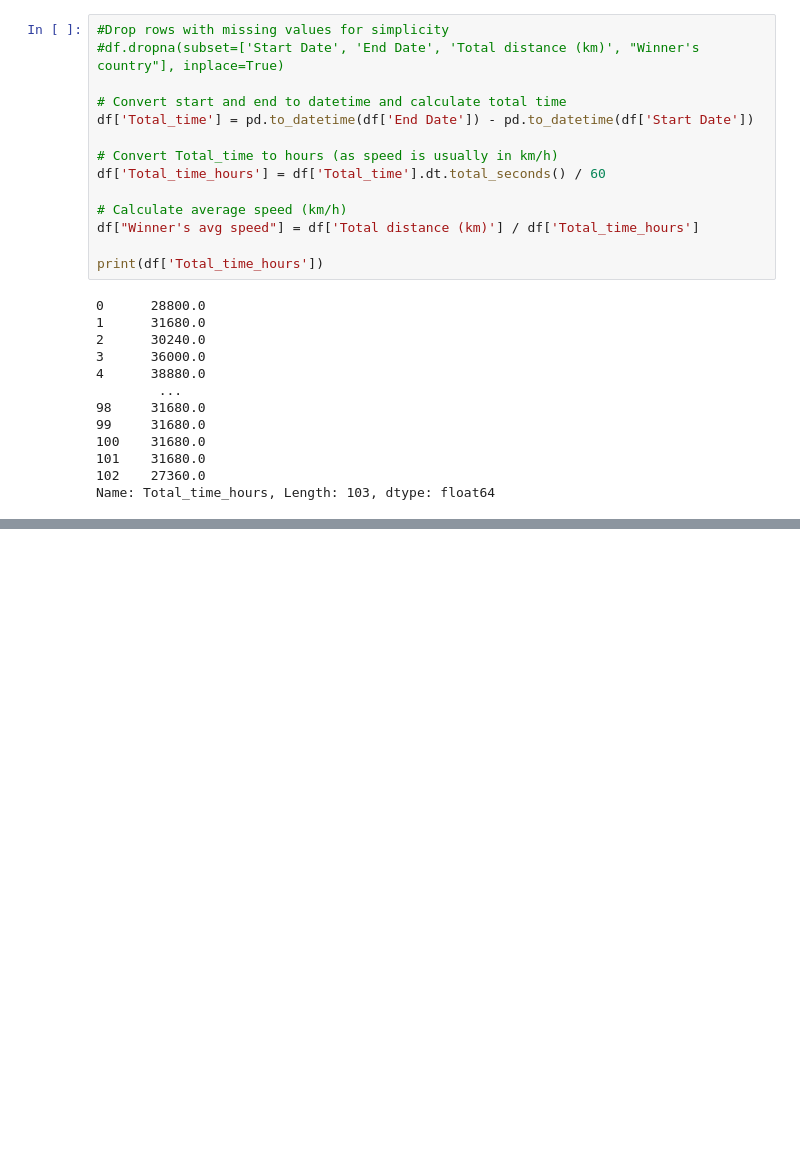
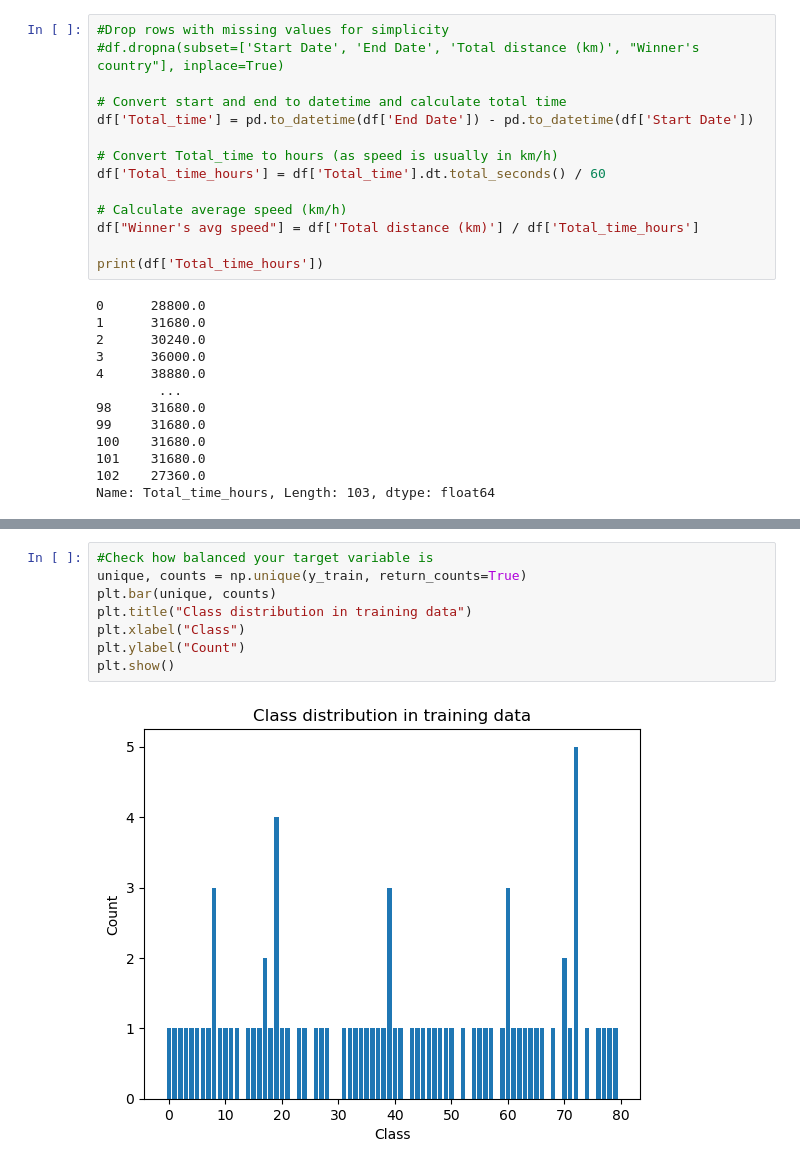
Before and after one commit to begindeveloper/Tour_De_France-Analysis, a Jupyter notebook: tour_de_france_analysis.ipynb, the cells around one changed output, grey strips where cells are left out. Cells and saved outputs as stored; diff of their text form; blank space fills up the shorter version.

```diff
--- a/tour_de_france_analysis.ipynb
+++ b/tour_de_france_analysis.ipynb
@@ -392,0 +393,10 @@ weighted avg       0.21      0.24      0.22        21
+# %%
+#Check how balanced your target variable is
+unique, counts = np.unique(y_train, return_counts=True)
+plt.bar(unique, counts)
+plt.title("Class distribution in training data")
+plt.xlabel("Class")
+plt.ylabel("Count")
+plt.show()
+# %% [output]
+[figure, added]
```
Also changed, not shown: parts of 4 cells of this notebook.
